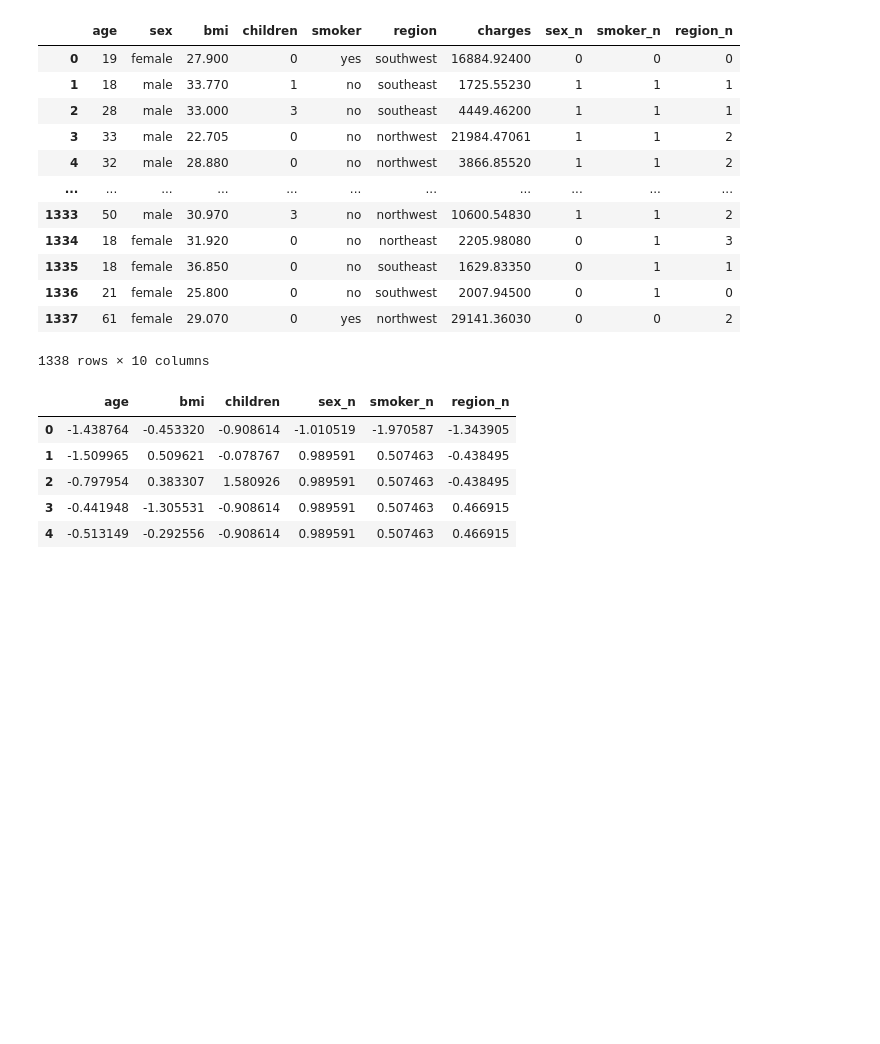
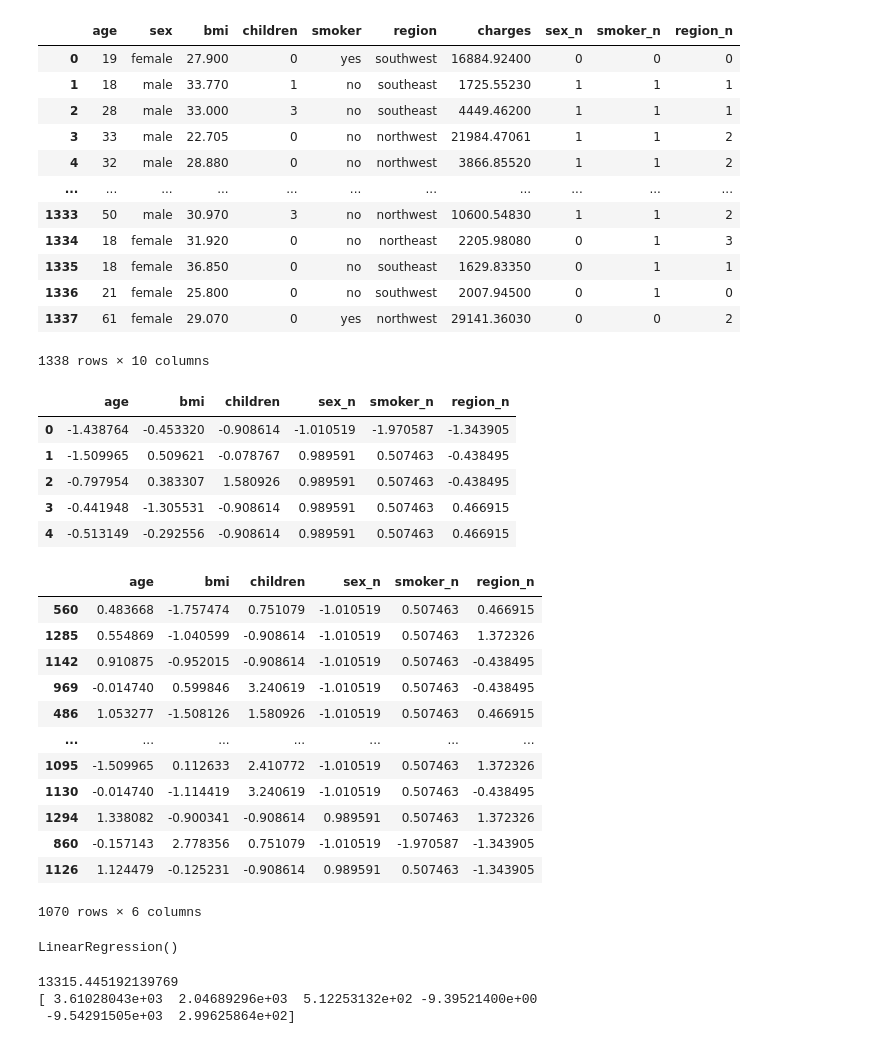
Before and after one commit to Fergo20011/regresion_lineal, a Jupyter notebook: src/explore.ipynb, the cells around one changed output. Saved outputs shown, nothing was run; the diff lists cells and outputs as text; code cells hidden in the pictures; blank space fills up the shorter version.

```diff
--- a/src/explore.ipynb
+++ b/src/explore.ipynb
@@ -89,5 +89,37 @@ df_escalado.head()
 # %%
 from sklearn.model_selection import train_test_split
 
 X= df_escalado
-y
+y = df['charges']
+
+X_train, X_test, y_train, y_test = train_test_split(X,y,train_size=0.8,random_state=42)
+
+X_train
+# %% [output]
+|  | age | bmi | children | sex_n | smoker_n | region_n |
+| 560 | 0.483668 | -1.757474 | 0.751079 | -1.010519 | 0.507463 | 0.466915 |
+| 1285 | 0.554869 | -1.040599 | -0.908614 | -1.010519 | 0.507463 | 1.372326 |
+| 1142 | 0.910875 | -0.952015 | -0.908614 | -1.010519 | 0.507463 | -0.438495 |
+| 969 | -0.014740 | 0.599846 | 3.240619 | -1.010519 | 0.507463 | -0.438495 |
+| 486 | 1.053277 | -1.508126 | 1.580926 | -1.010519 | 0.507463 | 0.466915 |
+| ... | ... | ... | ... | ... | ... | ... |
+| 1095 | -1.509965 | 0.112633 | 2.410772 | -1.010519 | 0.507463 | 1.372326 |
+| 1130 | -0.014740 | -1.114419 | 3.240619 | -1.010519 | 0.507463 | -0.438495 |
+| 1294 | 1.338082 | -0.900341 | -0.908614 | 0.989591 | 0.507463 | 1.372326 |
+| 860 | -0.157143 | 2.778356 | 0.751079 | -1.010519 | -1.970587 | -1.343905 |
+| 1126 | 1.124479 | -0.125231 | -0.908614 | 0.989591 | 0.507463 | -1.343905 |
+1070 rows × 6 columns
+# %%
+from sklearn.linear_model import LinearRegression
+
+model = LinearRegression()
+model.fit(X_train,y_train)
+# %% [output]
+LinearRegression()
+# %%
+print(model.intercept_)
+print(model.coef_)
+# %% [output]
+13315.445192139769
+[ 3.61028043e+03  2.04689296e+03  5.12253132e+02 -9.39521400e+00
+ -9.54291505e+03  2.99625864e+02]
```
Also changed, not shown: parts of 4 cells of this notebook, 1 other file.
